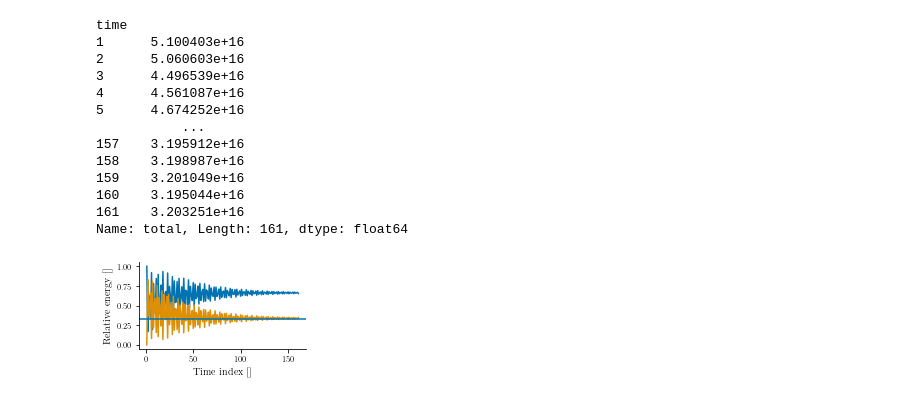
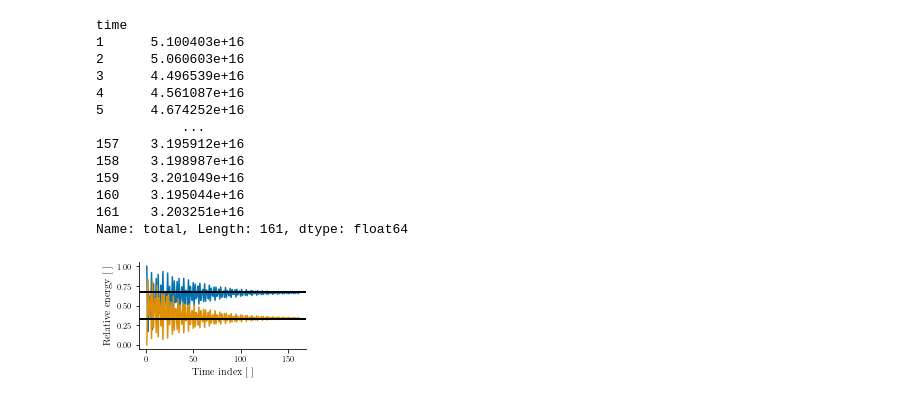
Before and after one commit to janadr/MO8004, a Jupyter notebook: L1/scripts/plot_energetics.py.ipynb, the cells around one changed output. Drawn from its saved outputs; the diff is of its cells as text; code cells hidden in the pictures.

```diff
--- a/L1/scripts/plot_energetics.py.ipynb
+++ b/L1/scripts/plot_energetics.py.ipynb
@@ -38,13 +38,20 @@ Name: total, Length: 161, dtype: float64
 # %%
 fig, ax = plt.subplots(1, 1, figsize=set_size(width=221))
 ax.plot(data.index, data.potential/data.total)
 ax.plot(data.index, data.kinetic/data.total)
-ax.axhline(1/3)
-ax.set_xlabel(r"Time index []")
-ax.set_ylabel(r"Relative energy []")
+ax.axhline(1/3,
+           color="black",
+           linewidth=2
+          )
+ax.axhline(2/3,
+           color="black",
+           linewidth=2
+          )
+ax.set_xlabel(r"Time index [ ]")
+ax.set_ylabel(r"Relative energy [ ]")
 
 sns.despine(fig=fig)
 fig.tight_layout()
 fig.savefig(figdir + "energetics.pdf", format="pdf", bbox_inches="tight")
 # %% [output]
-[figure, old version]
+[figure, new version]
```
Also changed, not shown: 9 other files.
